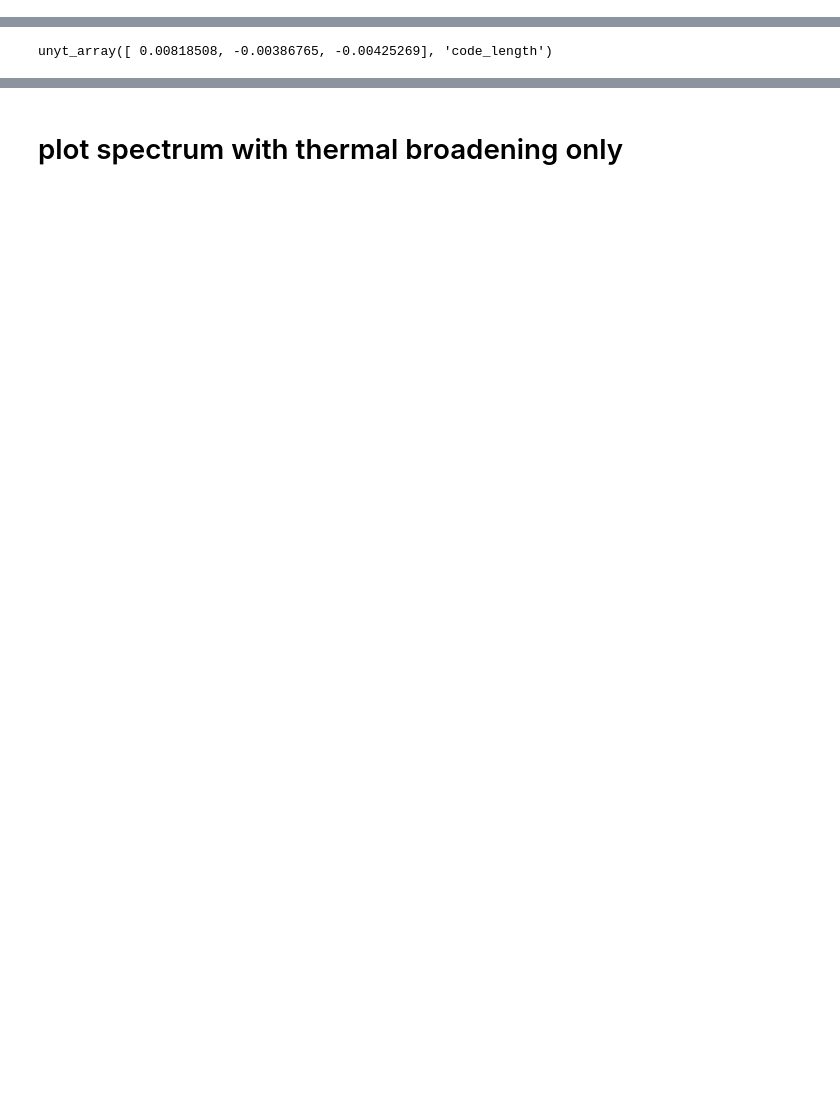
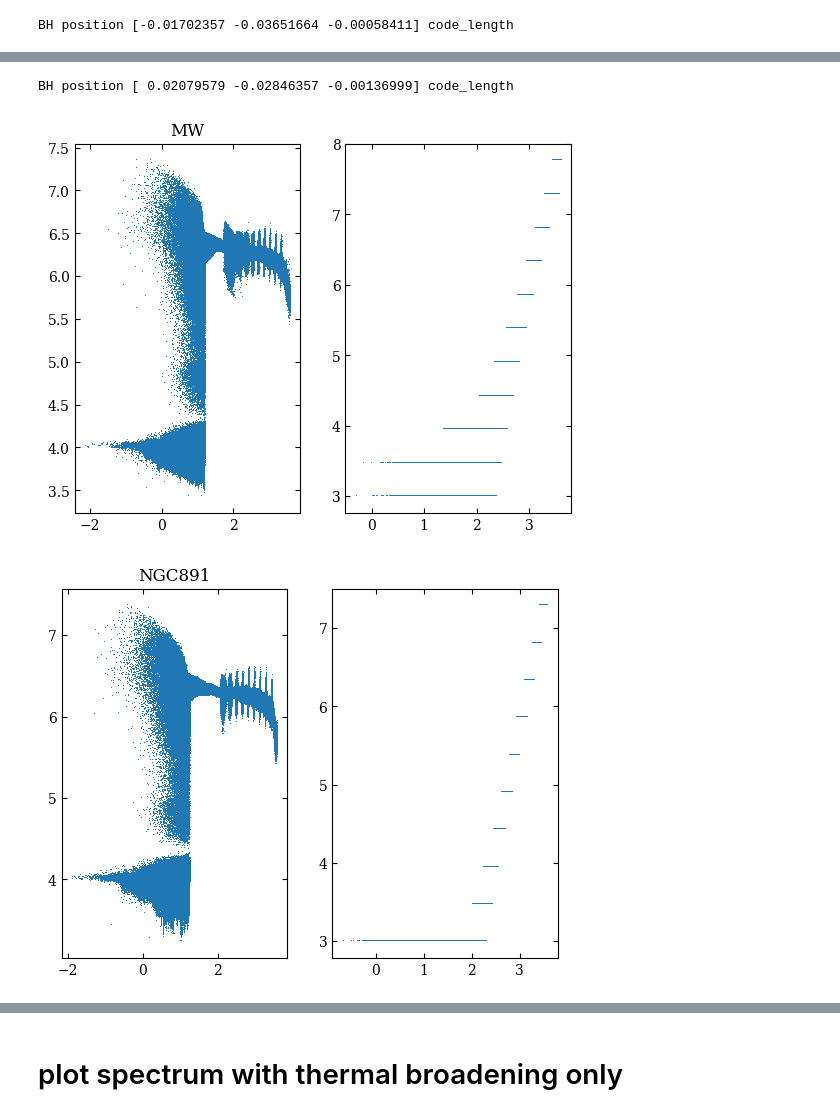
Before and after one commit to JonathanSternAstro/gizmo_analysis, a Jupyter notebook: ipynb/observables.ipynb, the cells around one changed output, grey strips where cells are left out. Cells and saved outputs as stored; diff of their text form; code cells hidden in the pictures; blank space fills up the shorter version.

```diff
--- a/ipynb/observables.ipynb
+++ b/ipynb/observables.ipynb
@@ -16,10 +17,23 @@ import matplotlib
 from matplotlib import ticker
 figdir = '/Users/jonathanstern/Dropbox/Apps/Overleaf/Analytic2D/'
 # %%
-Rcirc_sim = 18*un.kpc
+#Rcirc_sim = 10*un.kpc
+Rcirc_sim = 15*un.kpc
 os.system("rm /Users/jonathanstern/Downloads/*.ewah")
 #ds = yt.load("/Users/jonathanstern/Downloads/snapshot_324.hdf5")
-ds = yt.load("/Users/jonathanstern/Downloads/snapshot_009.hdf5")
-ad = ds.all_data()
-center = ad[ ('PartType5', 'Coordinates')][0]
+ds_MW = yt.load("/Users/jonathanstern/snapshot_071.hdf5")
+ds_NGC891 = yt.load("/Users/jonathanstern/snapshot_049.hdf5")
+dss = ds_MW,ds_NGC891; names = 'MW','NGC891'
+#ds = yt.load("/Users/jonathanstern/Downloads/snapshot_009.hdf5")
+for ids,ds in enumerate(dss):
+    ad = ds.all_data()
+    center = ad[ ('PartType5', 'Coordinates')][0]
+    print('BH position', center)
+    radius = ((ad[('PartType0','Coordinates')]-center)**2).sum(axis=1)**0.5
+    pl.figure()
+    pl.subplot(121)
+    pl.plot(log(radius),log(ad[('PartType0','temperature')].value),',')
+    pl.title(names[ids])
+    pl.subplot(122)
+    pl.plot(log(ad[('gas','radius')]/3e21),log(ad[('gas','mass')].value/2e33),',')
 # %% [output]
@@ -36,0 +58 @@ yt : [INFO     ] 2023-01-05 11:40:22,827 Updating index_order2 from 2 to 2
+BH position [-0.01702357 -0.03651664 -0.00058411] code_length
@@ -37,7 +62,6 @@ yt : [INFO     ] 2023-01-05 11:40:22,827 Updating index_order2 from 2 to 2
+BH position [ 0.02079579 -0.02846357 -0.00136999] code_length
+[figure, added]
+[figure, added]
-# %%
-center
-# %% [output]
-unyt_array([ 0.00818508, -0.00386765, -0.00425269], 'code_length')
 # %%
 #NGC891
 d = 9.52*un.Mpc #Bregmann22
```
Also changed, not shown: parts of 43 cells of this notebook.
